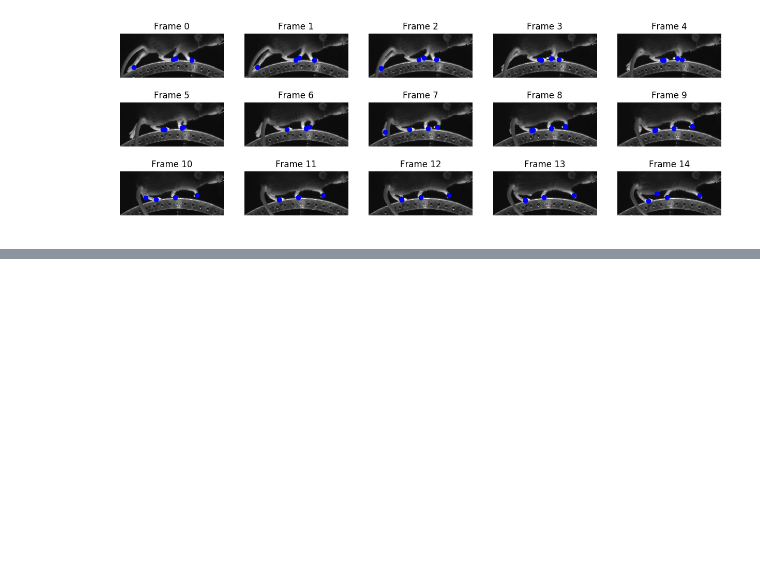
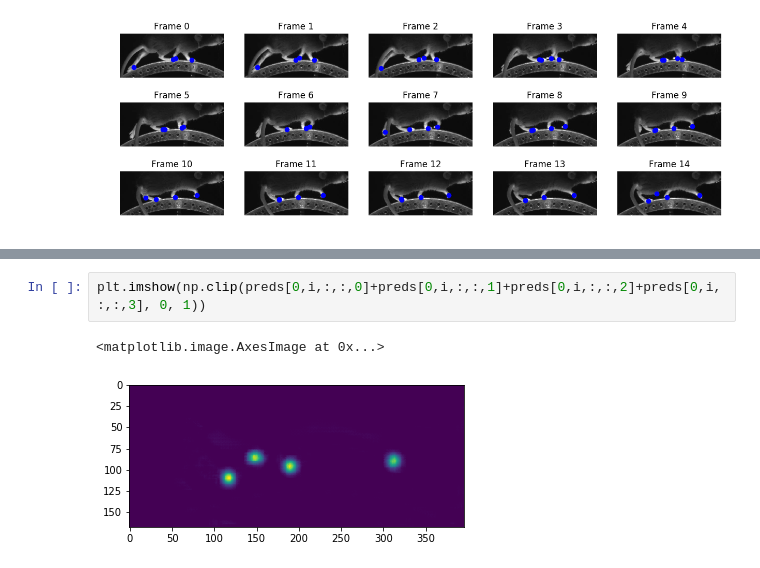
Before and after one commit to mooey5775/recurrentLeap, a Jupyter notebook: dataView.ipynb, the cells around one changed output, grey strips where cells are left out. Drawn from its saved outputs; the diff is of its cells as text; blank space fills up the shorter version.

```diff
--- a/dataView.ipynb
+++ b/dataView.ipynb
@@ -114,0 +123,5 @@ plt.show()
+# %%
+plt.imshow(np.clip(preds[0,i,:,:,0]+preds[0,i,:,:,1]+preds[0,i,:,:,2]+preds[0,i,:,:,3], 0, 1))
+# %% [output]
+<matplotlib.image.AxesImage at 0x...>
+[figure, added]
```
Also changed, not shown: parts of 2 cells of this notebook.
